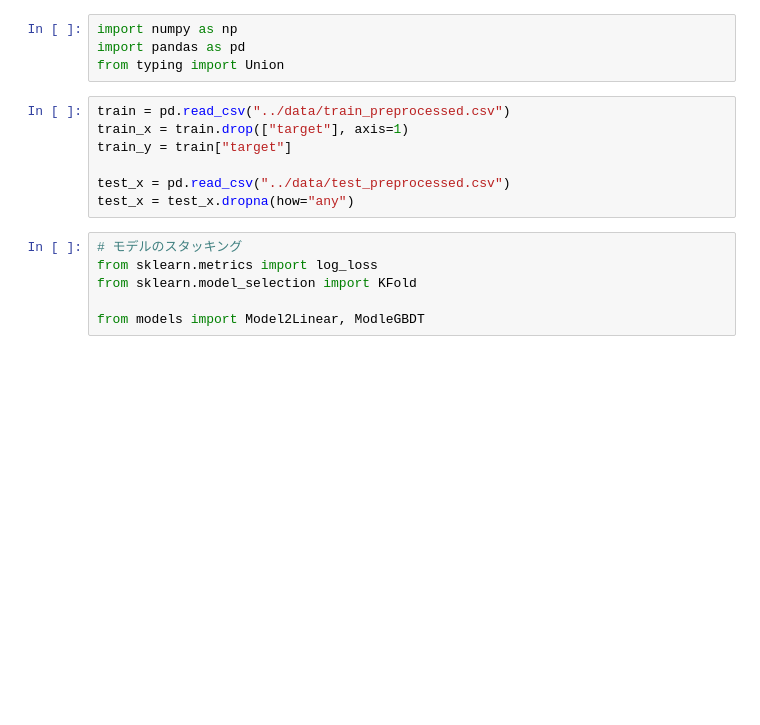
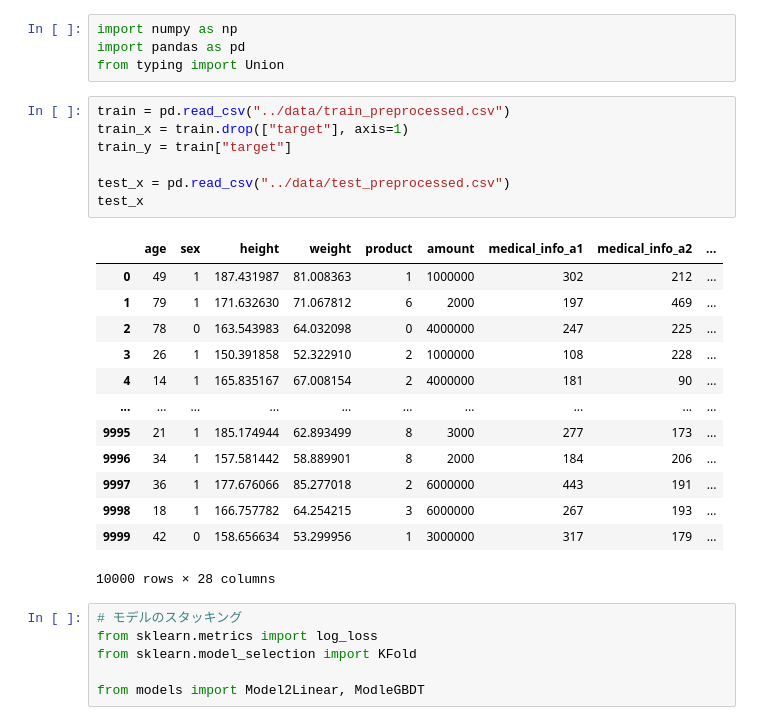
Before and after one commit to kitakou0313/titanic, a Jupyter notebook: kaggle_book/ch7/1.ipynb, the cells around one changed output. Cells and saved outputs as stored; diff of their text form; blank space fills up the shorter version.

```diff
--- a/kaggle_book/ch7/1.ipynb
+++ b/kaggle_book/ch7/1.ipynb
@@ -5,10 +5,24 @@ from typing import Union
 # %%
 train = pd.read_csv("../data/train_preprocessed.csv")
 train_x = train.drop(["target"], axis=1)
 train_y = train["target"]
 
 test_x = pd.read_csv("../data/test_preprocessed.csv")
-test_x = test_x.dropna(how="any")
+test_x
+# %% [output]
+|  | age | sex | height | weight | product | amount | medical_info_a1 | medical_info_a2 | ... |
+| 0 | 49 | 1 | 187.431987 | 81.008363 | 1 | 1000000 | 302 | 212 | ... |
+| 1 | 79 | 1 | 171.632630 | 71.067812 | 6 | 2000 | 197 | 469 | ... |
+| 2 | 78 | 0 | 163.543983 | 64.032098 | 0 | 4000000 | 247 | 225 | ... |
+| 3 | 26 | 1 | 150.391858 | 52.322910 | 2 | 1000000 | 108 | 228 | ... |
+| 4 | 14 | 1 | 165.835167 | 67.008154 | 2 | 4000000 | 181 | 90 | ... |
+| ... | ... | ... | ... | ... | ... | ... | ... | ... | ... |
+| 9995 | 21 | 1 | 185.174944 | 62.893499 | 8 | 3000 | 277 | 173 | ... |
+| 9996 | 34 | 1 | 157.581442 | 58.889901 | 8 | 2000 | 184 | 206 | ... |
+| 9997 | 36 | 1 | 177.676066 | 85.277018 | 2 | 6000000 | 443 | 191 | ... |
+| 9998 | 18 | 1 | 166.757782 | 64.254215 | 3 | 6000000 | 267 | 193 | ... |
+| 9999 | 42 | 0 | 158.656634 | 53.299956 | 1 | 3000000 | 317 | 179 | ... |
+10000 rows × 28 columns
 # %%
 # モデルのスタッキング
 from sklearn.metrics import log_loss
```
Also changed, not shown: parts of 5 cells of this notebook.
